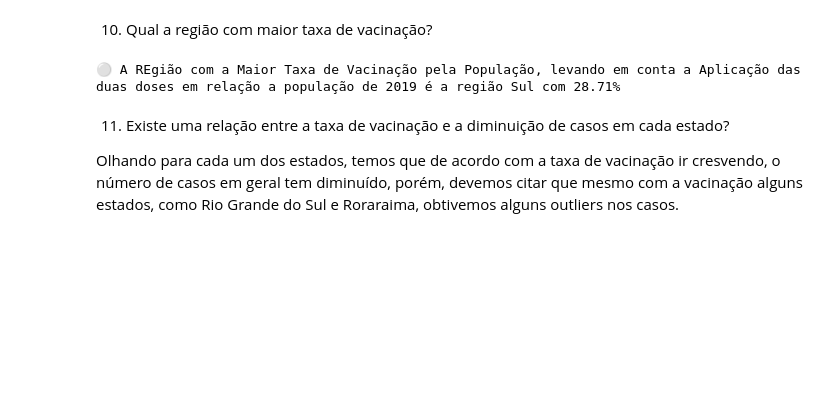
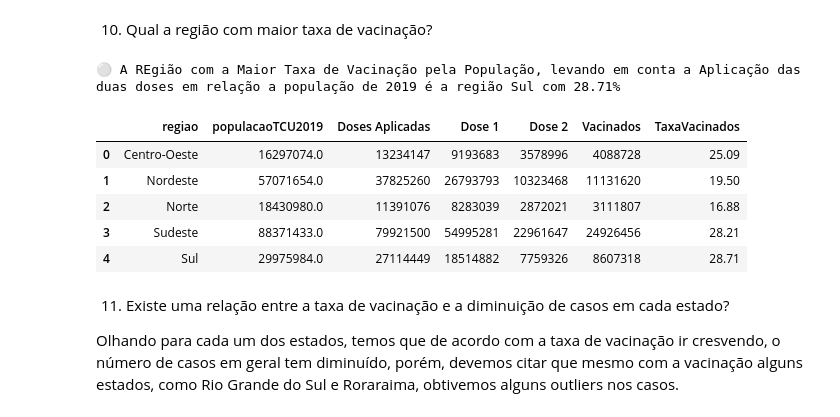
Before and after one commit to stardotwav/BrasilEmDados, a Jupyter notebook: AnaliseExtracaoConhecimento.ipynb, the cells around one changed output. Drawn from its saved outputs; the diff is of its cells as text; code cells hidden in the pictures; blank space fills up the shorter version.

```diff
--- a/AnaliseExtracaoConhecimento.ipynb
+++ b/AnaliseExtracaoConhecimento.ipynb
@@ -199,6 +202,15 @@ print("⚪ A REgião com a Maior Taxa de Vacinação pela População, levando e
     maisVacinado + " com " + str(taxaDeVacina)+"%")
 # %% [output]
 ⚪ A REgião com a Maior Taxa de Vacinação pela População, levando em conta a Aplicação das duas doses em relação a população de 2019 é a região Sul com 28.71%
+# %%
+regiaoVacinacao
+# %% [output]
+|  | regiao | populacaoTCU2019 | Doses Aplicadas | Dose 1 | Dose 2 | Vacinados | TaxaVacinados |
+| 0 | Centro-Oeste | 16297074.0 | 13234147 | 9193683 | 3578996 | 4088728 | 25.09 |
+| 1 | Nordeste | 57071654.0 | 37825260 | 26793793 | 10323468 | 11131620 | 19.50 |
+| 2 | Norte | 18430980.0 | 11391076 | 8283039 | 2872021 | 3111807 | 16.88 |
+| 3 | Sudeste | 88371433.0 | 79921500 | 54995281 | 22961647 | 24926456 | 28.21 |
+| 4 | Sul | 29975984.0 | 27114449 | 18514882 | 7759326 | 8607318 | 28.71 |
 # %% [markdown]
 11. Existe uma relação entre a taxa de vacinação e a diminuição de casos em cada estado?
 
```
Also changed, not shown: parts of 8 cells of this notebook.
